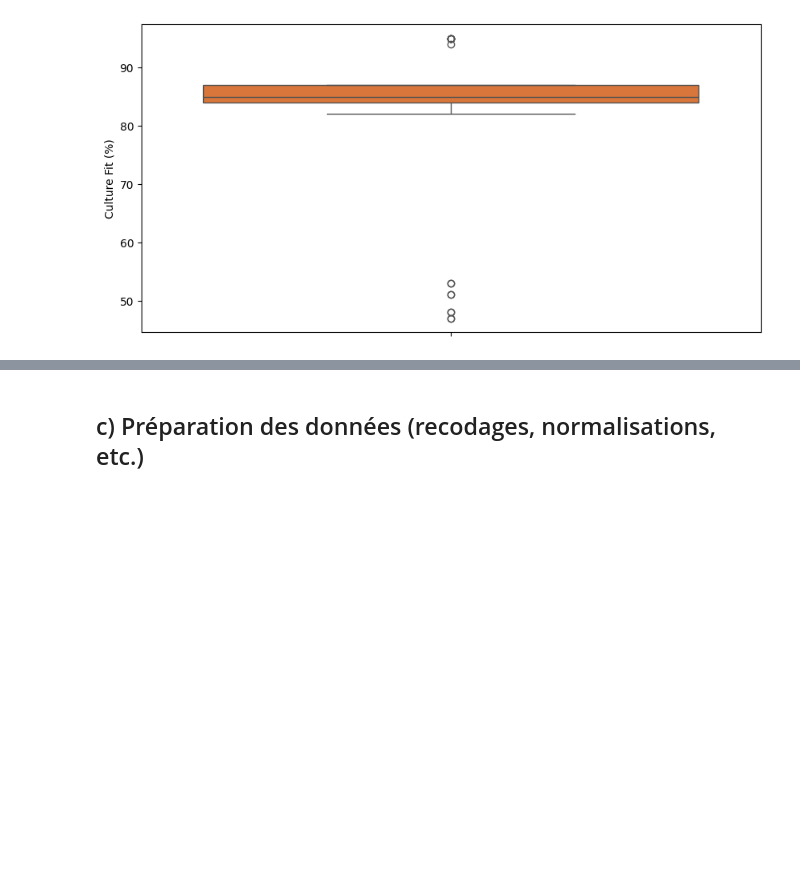
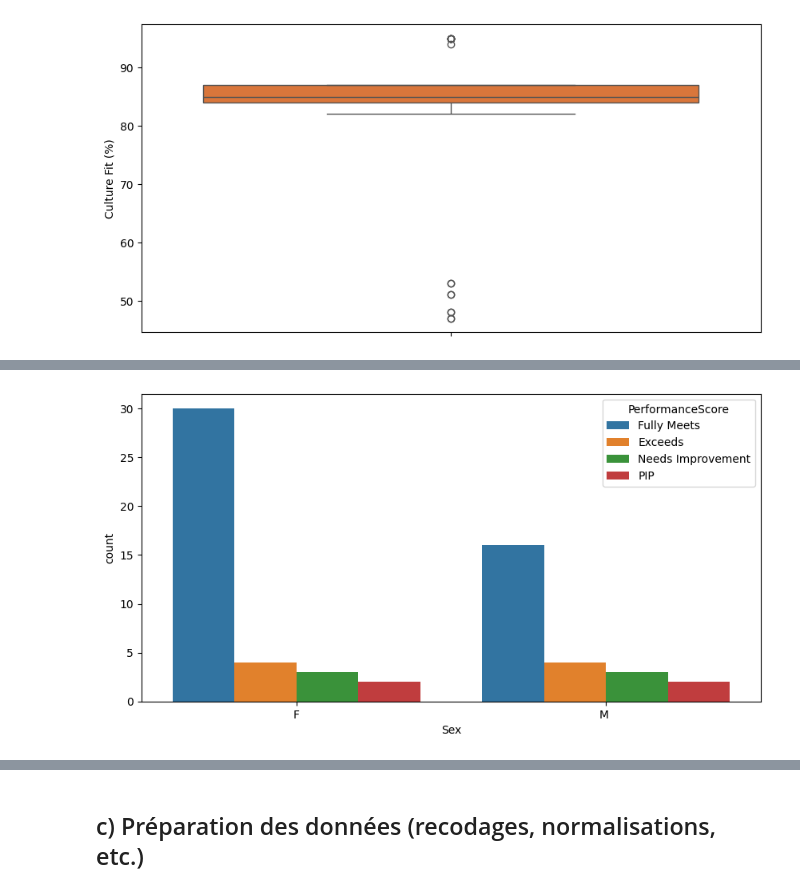
Before and after one commit to melaniedaddio/-Time-Cost-Quality-of-Hire, a Jupyter notebook: script.ipynb, the cells around one changed output, grey strips where cells are left out. Saved outputs shown, nothing was run; the diff lists cells and outputs as text; code cells hidden in the pictures; blank space fills up the shorter version.

```diff
--- a/script.ipynb
+++ b/script.ipynb
@@ -307,0 +317,6 @@ plt.show()
+# %%
+plt.figure(figsize = (10,5))
+sns.countplot(df,x='Sex', hue='PerformanceScore')
+plt.show()
+# %% [output]
+[figure, added]
```
Also changed, not shown: parts of 10 cells of this notebook.
